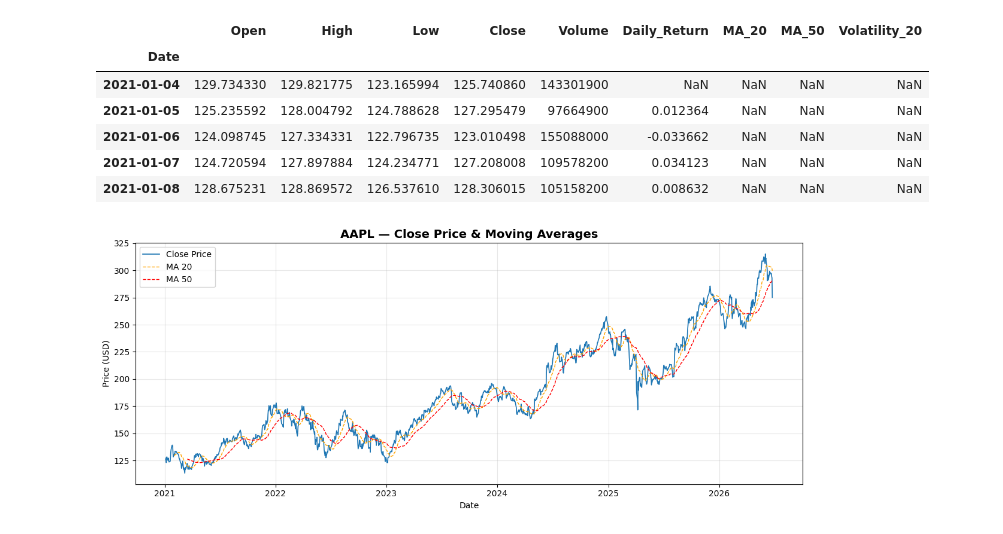
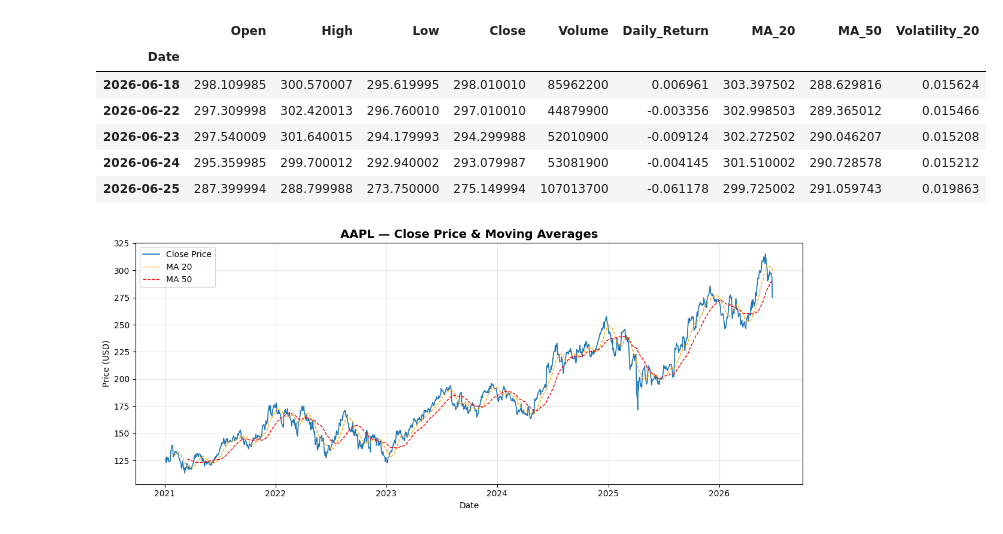
Before and after one commit to Namtran23805/stock-prediction, a Jupyter notebook: notebooks/basic_analysis.ipynb, the cells around one changed output. Drawn from its saved outputs; the diff is of its cells as text; code cells hidden in the pictures.

```diff
--- a/notebooks/basic_analysis.ipynb
+++ b/notebooks/basic_analysis.ipynb
@@ -18,17 +19,17 @@ COLORS = {
 # %%
 def load_stock(ticker: str) -> pd.DataFrame:
     path = DATA_DIR / f"{ticker}_data.csv"
     return pd.read_csv(path, index_col="Date", parse_dates=True)
 
 stock_data = {ticker: load_stock(ticker) for ticker in TICKERS}
 
-stock_data["AAPL"].head()
+stock_data["AAPL"].tail()
 # %% [output]
 |  | Open | High | Low | Close | Volume | Daily_Return | MA_20 | MA_50 | Volatility_20 |
 | Date |  |  |  |  |  |  |  |  |  |
-| 2021-01-04 | 129.734330 | 129.821775 | 123.165994 | 125.740860 | 143301900 | NaN | NaN | NaN | NaN |
-| 2021-01-05 | 125.235592 | 128.004792 | 124.788628 | 127.295479 | 97664900 | 0.012364 | NaN | NaN | NaN |
-| 2021-01-06 | 124.098745 | 127.334331 | 122.796735 | 123.010498 | 155088000 | -0.033662 | NaN | NaN | NaN |
-| 2021-01-07 | 124.720594 | 127.897884 | 124.234771 | 127.208008 | 109578200 | 0.034123 | NaN | NaN | NaN |
-| 2021-01-08 | 128.675231 | 128.869572 | 126.537610 | 128.306015 | 105158200 | 0.008632 | NaN | NaN | NaN |
+| 2026-06-18 | 298.109985 | 300.570007 | 295.619995 | 298.010010 | 85962200 | 0.006961 | 303.397502 | 288.629816 | 0.015624 |
+| 2026-06-22 | 297.309998 | 302.420013 | 296.760010 | 297.010010 | 44879900 | -0.003356 | 302.998503 | 289.365012 | 0.015466 |
+| 2026-06-23 | 297.540009 | 301.640015 | 294.179993 | 294.299988 | 52010900 | -0.009124 | 302.272502 | 290.046207 | 0.015208 |
+| 2026-06-24 | 295.359985 | 299.700012 | 292.940002 | 293.079987 | 53081900 | -0.004145 | 301.510002 | 290.728578 | 0.015212 |
+| 2026-06-25 | 287.399994 | 288.799988 | 273.750000 | 275.149994 | 107013700 | -0.061178 | 299.725002 | 291.059743 | 0.019863 |
 # %%
```
Also changed, not shown: parts of 6 cells of this notebook.
